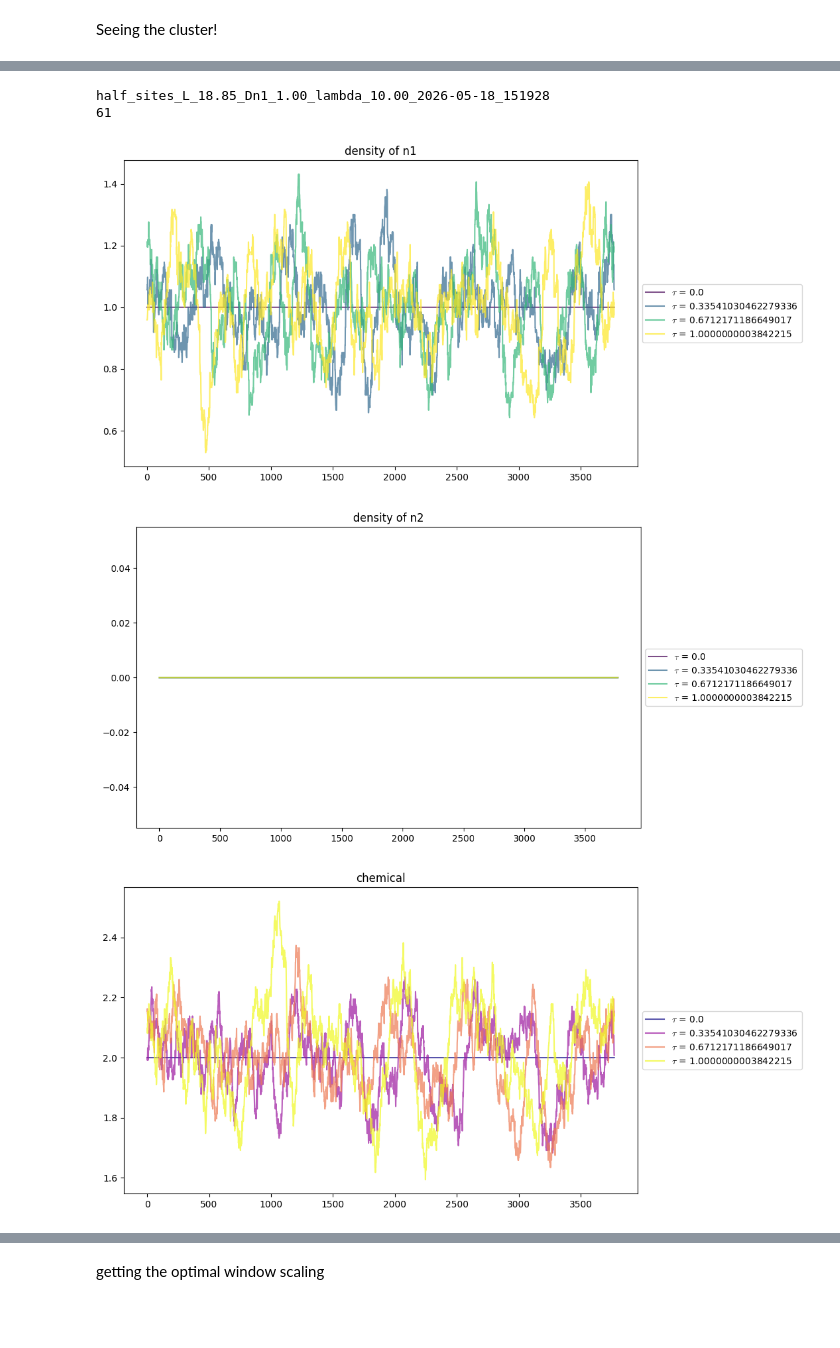
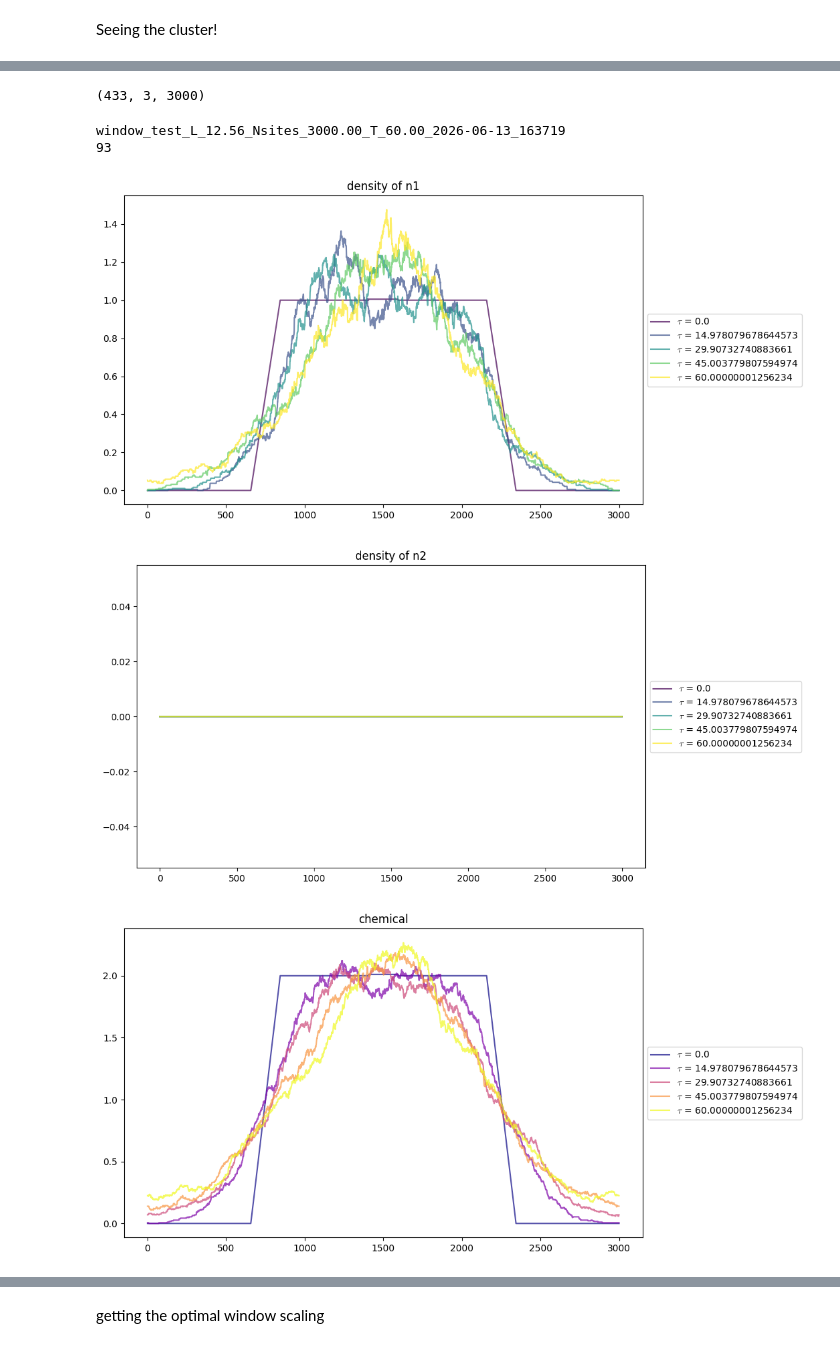
Before and after one commit to HappyTurtle99/Microscopic, a Jupyter notebook: visualize.ipynb, the cells around one changed output, grey strips where cells are left out. Saved outputs shown, nothing was run; the diff lists cells and outputs as text; code cells hidden in the pictures; blank space fills up the shorter version.

```diff
--- a/visualize.ipynb
+++ b/visualize.ipynb
@@ -76,18 +62,23 @@ half_sites_L_18.85_Dn1_1.00_lambda_10.00_2026-05-18_151131
+# %%
+occupancies_t.shape
+# %% [output]
+(433, 3, 3000)
 # %%
+from helper_functions import *
 # path = files[8]
-path = 'half_sites_L_18.85_Dn1_1.00_lambda_10.00_2026-05-18_151928'
+path = 'window_test_L_12.56_Nsites_3000.00_T_60.00_2026-06-13_163719'
 print(path)
 occupancies_t, tau_t, _, _, _ = load_sim(path)
-w = int(occupancies_t.shape[2] ** 0.5)
+w = int(occupancies_t.shape[2]) // 32
 
 print(w)
-plot_results(occupancies_t, tau_t, w, 0, 1, 4)
+plot_results(occupancies_t, tau_t, w, 0, 1, 5)
 # %% [output]
-half_sites_L_18.85_Dn1_1.00_lambda_10.00_2026-05-18_151928
-61
+window_test_L_12.56_Nsites_3000.00_T_60.00_2026-06-13_163719
+93
-[figure, old version]
+[figure, new version]
-[figure, old version]
+[figure, new version]
-[figure, old version]
+[figure, new version]
 # %%
 occupancies_t.shape
 # %% [output]
```
Also changed, not shown: parts of 19 cells of this notebook, 11 other files.
